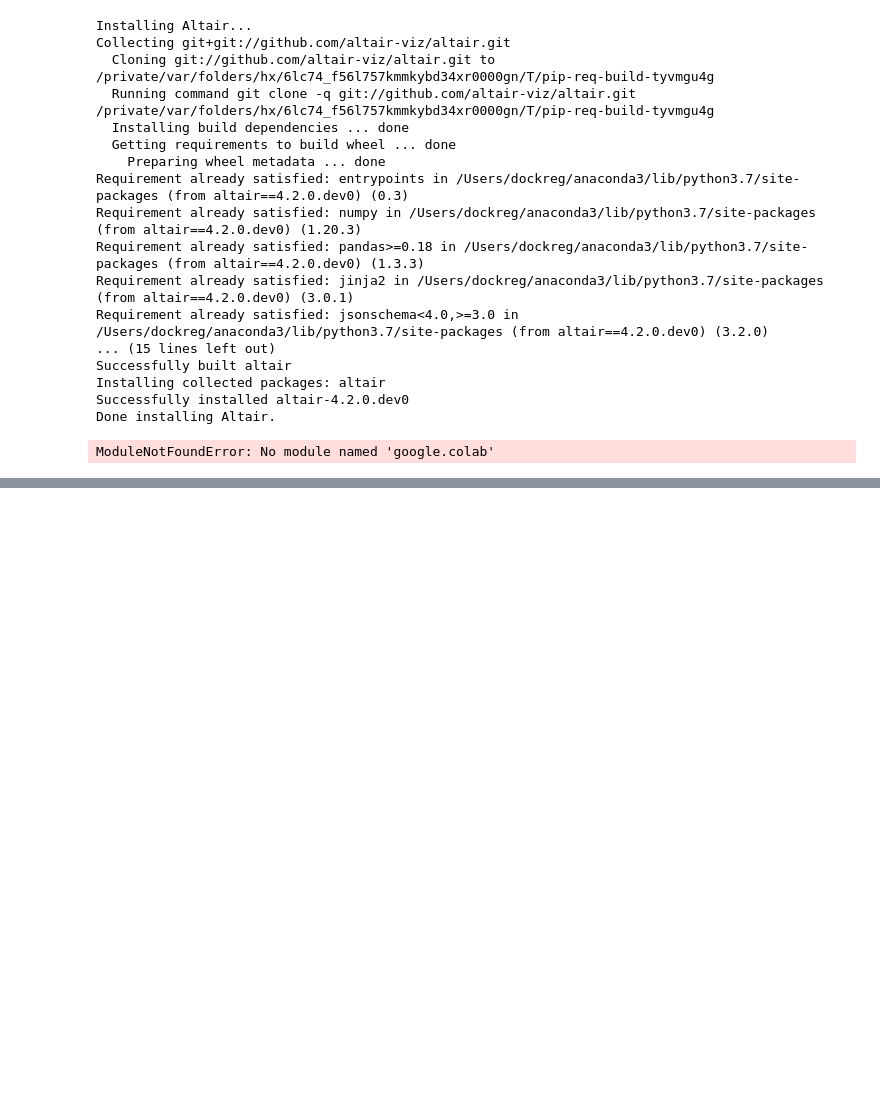
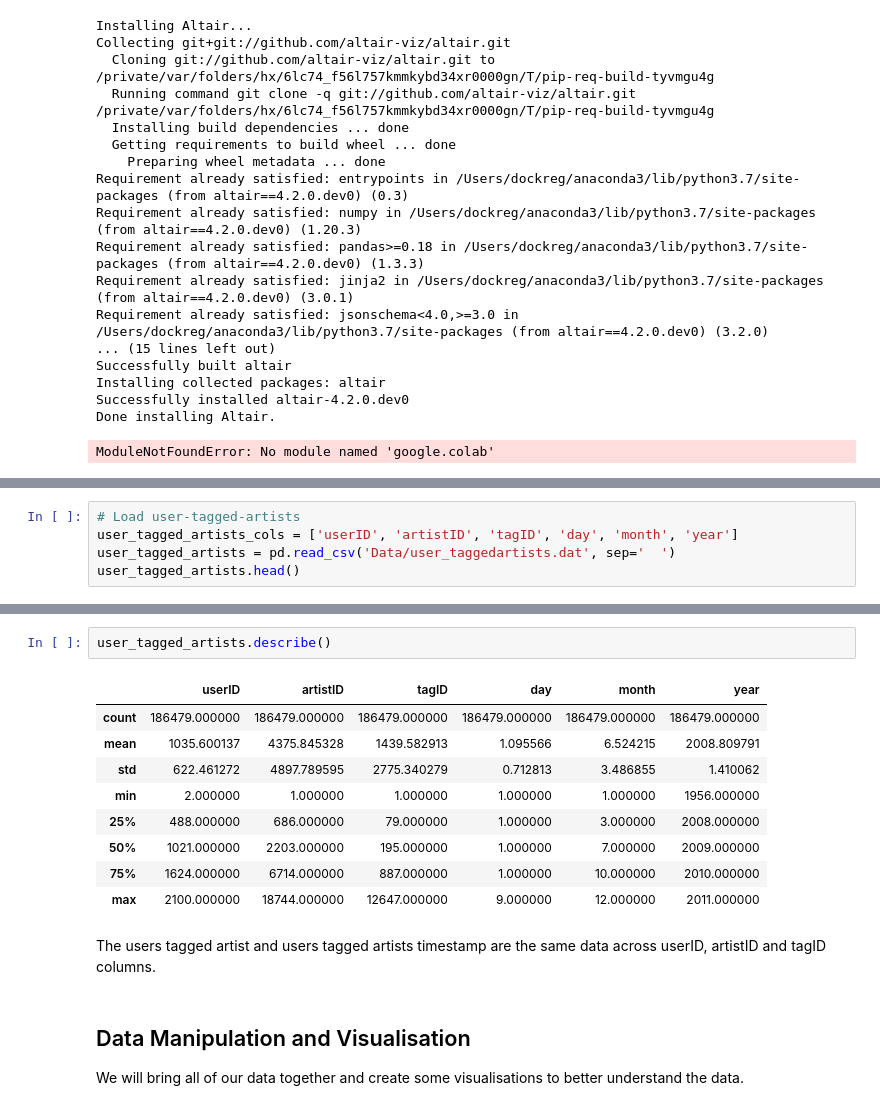
Before and after one commit to dockreg/ca4015_assignment_3, a Jupyter notebook: Data_Exploration.ipynb, the cells around one changed output, grey strips where cells are left out. Saved outputs shown, nothing was run; the diff lists cells and outputs as text; blank space fills up the shorter version.

Commit message:
Data Cleaning added

```diff
--- a/Data_Exploration.ipynb
+++ b/Data_Exploration.ipynb
@@ -87,0 +291,5 @@ ModuleNotFoundError: No module named 'google.colab'
+# %%
+# Load user-tagged-artists
+user_tagged_artists_cols = ['userID', 'artistID', 'tagID', 'day', 'month', 'year']
+user_tagged_artists = pd.read_csv('Data/user_taggedartists.dat', sep='	')
+user_tagged_artists.head()
@@ -87,0 +303,18 @@ ModuleNotFoundError: No module named 'google.colab'
+# %%
+user_tagged_artists.describe()
+# %% [output]
+|  | userID | artistID | tagID | day | month | year |
+| count | 186479.000000 | 186479.000000 | 186479.000000 | 186479.000000 | 186479.000000 | 186479.000000 |
+| mean | 1035.600137 | 4375.845328 | 1439.582913 | 1.095566 | 6.524215 | 2008.809791 |
+| std | 622.461272 | 4897.789595 | 2775.340279 | 0.712813 | 3.486855 | 1.410062 |
+| min | 2.000000 | 1.000000 | 1.000000 | 1.000000 | 1.000000 | 1956.000000 |
+| 25% | 488.000000 | 686.000000 | 79.000000 | 1.000000 | 3.000000 | 2008.000000 |
+| 50% | 1021.000000 | 2203.000000 | 195.000000 | 1.000000 | 7.000000 | 2009.000000 |
+| 75% | 1624.000000 | 6714.000000 | 887.000000 | 1.000000 | 10.000000 | 2010.000000 |
+| max | 2100.000000 | 18744.000000 | 12647.000000 | 9.000000 | 12.000000 | 2011.000000 |
+# %% [markdown]
+The users tagged artist and users tagged artists timestamp are the same data across userID, artistID and tagID columns.
+# %% [markdown]
+## Data Manipulation and Visualisation
+
+We will bring all of our data together and create some visualisations to better understand the data.
```
Also changed, not shown: parts of 32 cells of this notebook.
